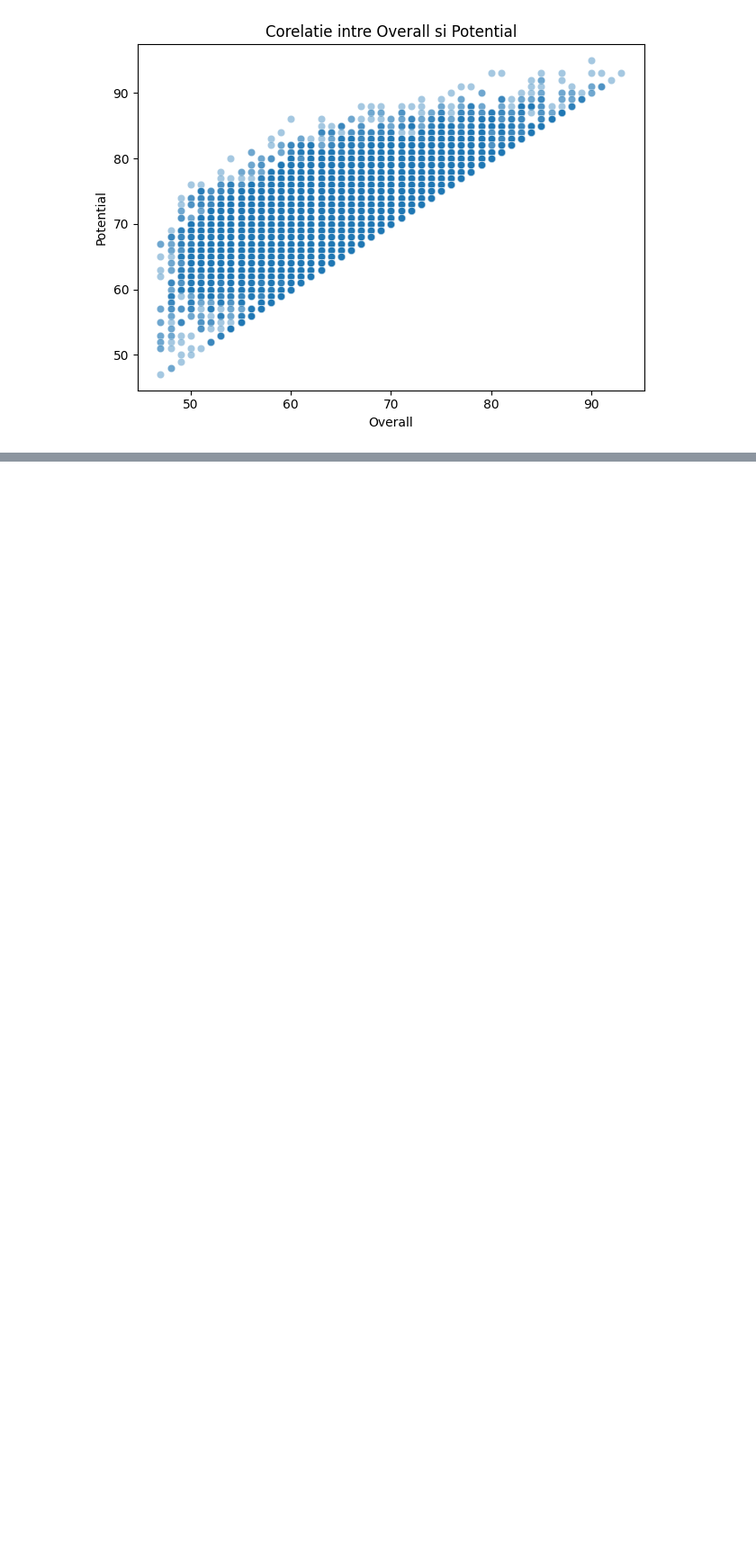
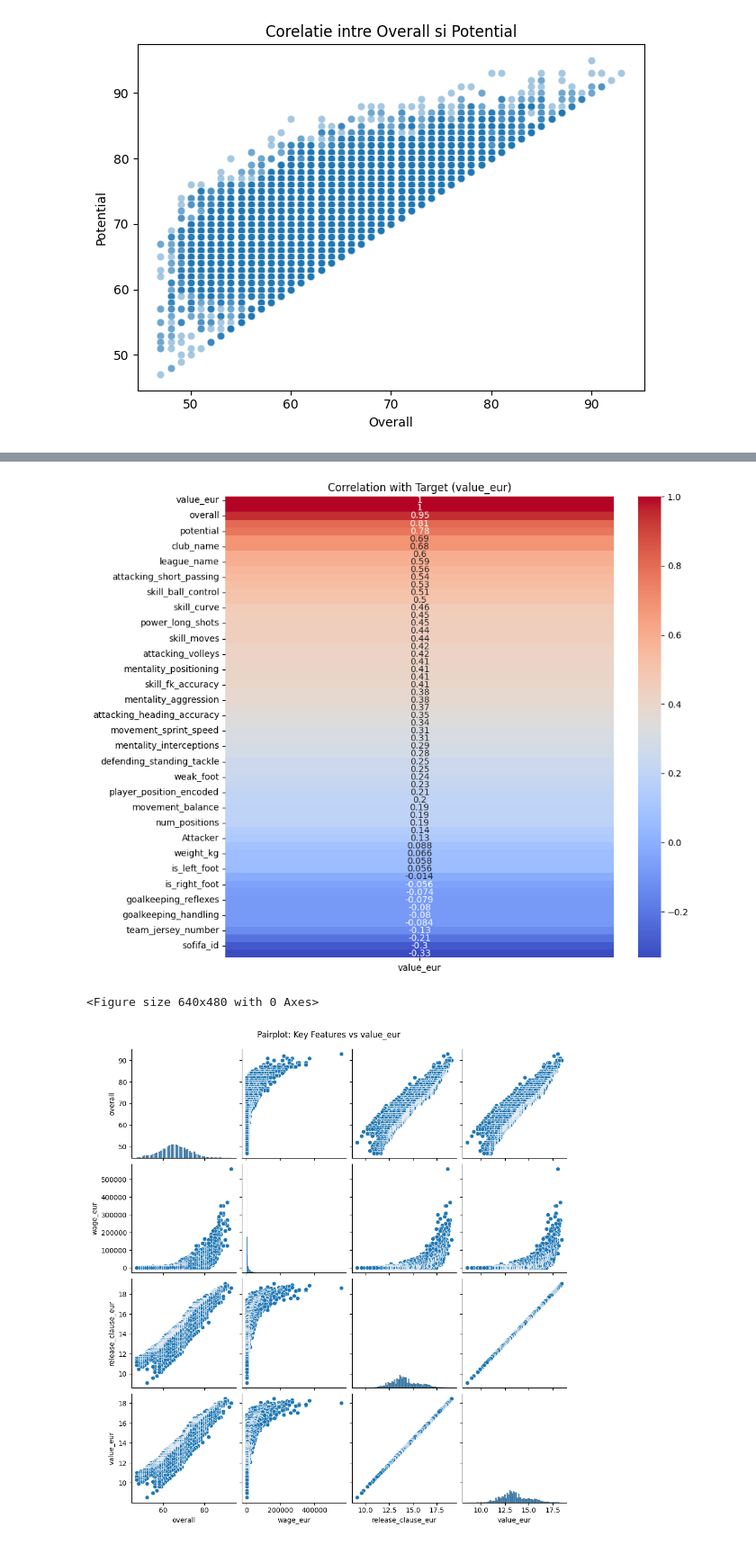
Before and after one commit to LukasL2004/data-science-internship, a Jupyter notebook: notebooks/week1_data_exploration.ipynb, the cells around one changed output, grey strips where cells are left out. Shown at 90% size. Cells and saved outputs as stored; diff of their text form; code cells hidden in the pictures; blank space fills up the shorter version.

```diff
--- a/notebooks/week1_data_exploration.ipynb
+++ b/notebooks/week1_data_exploration.ipynb
@@ -507,0 +623,28 @@ plt.show()
+# %%
+numeric_features = fifa.select_dtypes(include=['float64', 'int64']).dropna(axis=1)
+
+plt.figure(figsize=(10, 8))
+corr = numeric_features.corr()
+sns.heatmap(corr[['value_eur']].sort_values(by='value_eur', ascending=False), annot=True, cmap='coolwarm')
+plt.title("Correlation with Target (value_eur)")
+plt.tight_layout()
+plt.show()
+plt.clf()
+
+key_features = ['overall', 'wage_eur', 'release_clause_eur', 'value_eur']
+sns.pairplot(fifa[key_features])
+plt.suptitle("Pairplot: Key Features vs value_eur", y=1.02)
+plt.show()
+
+top_corr = corr['value_eur'].abs().sort_values(ascending=False).drop('value_eur').head(10)
+plt.figure(figsize=(10, 6))
+sns.barplot(x=top_corr.values, y=top_corr.index, orient='h')
+plt.title("Top 10 Features Most Correlated with value_eur")
+plt.xlabel("Correlation Coefficient")
+plt.tight_layout()
+plt.show()
+plt.clf()
+# %% [output]
+[figure, added]
+<Figure size 640x480 with 0 Axes>
+[figure, added]
```
Also changed, not shown: parts of 12 cells of this notebook, 10 other files.
